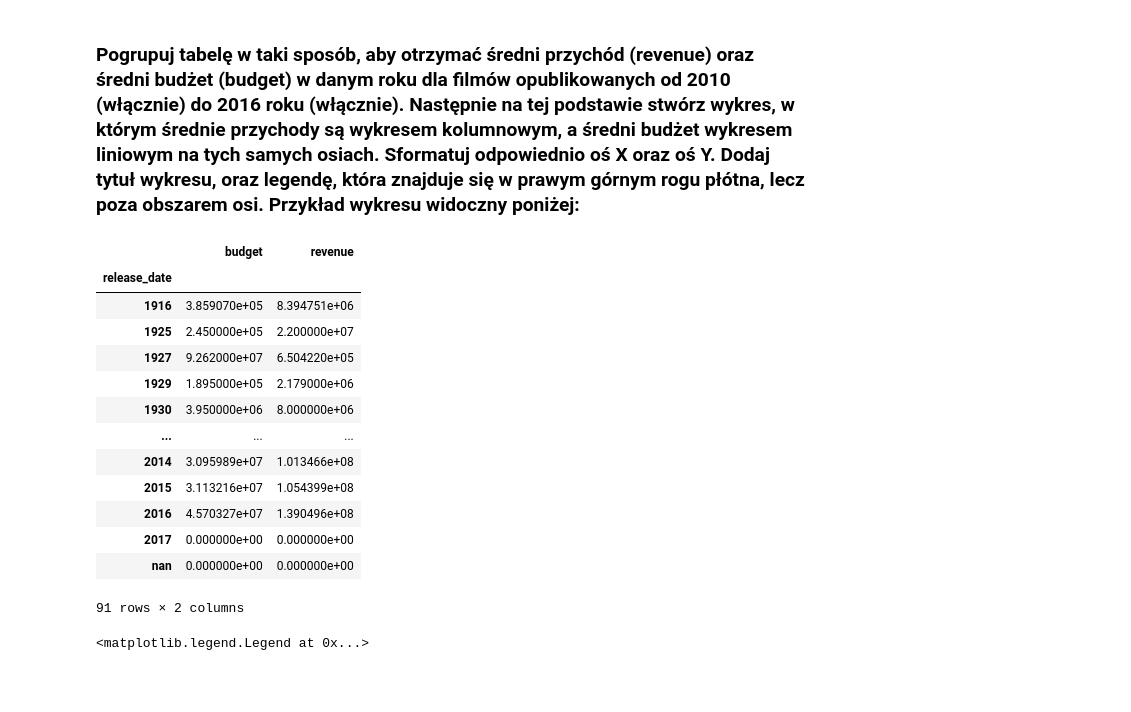
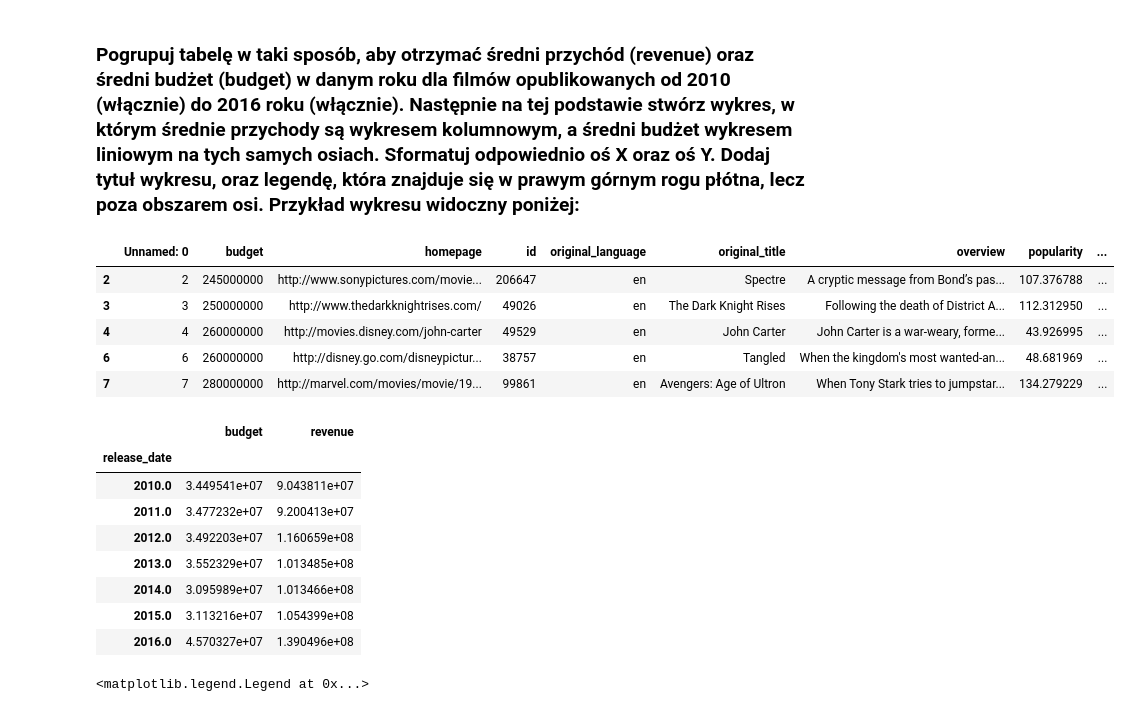
Before and after one commit to kanies89/Kodilla---Module-9.1-Task-1, a Jupyter notebook: Kodilla - Module_9.1_Task_1.ipynb, the cells around one changed output. Cells and saved outputs as stored; diff of their text form; code cells hidden in the pictures; blank space fills up the shorter version.

```diff
--- a/Kodilla - Module_9.1_Task_1.ipynb
+++ b/Kodilla - Module_9.1_Task_1.ipynb
@@ -56,33 +57,39 @@ most[most['vote_count'] > most['vote_count'].quantile(q=0.75)].head(10)
 ### Pogrupuj tabelę w taki sposób, aby otrzymać średni przychód (revenue) oraz średni budżet (budget) w danym roku dla filmów opublikowanych od 2010 (włącznie) do 2016 roku (włącznie). Następnie na tej podstawie stwórz wykres, w którym średnie przychody są wykresem kolumnowym, a średni budżet wykresem liniowym na tych samych osiach. Sformatuj odpowiednio oś X oraz oś Y. Dodaj tytuł wykresu, oraz legendę, która znajduje się w prawym górnym rogu płótna, lecz poza obszarem osi. Przykład wykresu widoczny poniżej:
 # %%
 def date_to_year(row):
-    x = str(row['release_date'])[0:4]
+    x = pd.to_datetime(row['release_date']).year
     return x
 # %%
 avg = data_2
 avg['release_date'] = avg.apply(lambda row: date_to_year(row), axis=1)
-avg = avg.pivot_table(values=('revenue','budget'), index='release_date', aggfunc='mean')
-avg.sort_index()
+
+years = []
+for n in range(2010,2017):
+    years.append(n)
-# %% [output]
-|  | budget | revenue |
-| release_date |  |  |
-| 1916 | 3.859070e+05 | 8.394751e+06 |
-| 1925 | 2.450000e+05 | 2.200000e+07 |
-| 1927 | 9.262000e+07 | 6.504220e+05 |
-| 1929 | 1.895000e+05 | 2.179000e+06 |
-| 1930 | 3.950000e+06 | 8.000000e+06 |
-| ... | ... | ... |
-| 2014 | 3.095989e+07 | 1.013466e+08 |
-| 2015 | 3.113216e+07 | 1.054399e+08 |
-| 2016 | 4.570327e+07 | 1.390496e+08 |
-| 2017 | 0.000000e+00 | 0.000000e+00 |
-| nan | 0.000000e+00 | 0.000000e+00 |
-91 rows × 2 columns
-# %%
-years = []
-for n in range(2010,2017):
-    years.append(str(n))
-avg = avg.loc[years]
+# %%
+avg = avg[(avg['release_date'] >= 2010) & (avg['release_date'] <= 2016)]
+# %%
+avg.head()
+# %% [output]
+|  | Unnamed: 0 | budget | homepage | id | original_language | original_title | overview | popularity | ... |
+| 2 | 2 | 245000000 | http://www.sonypictures.com/movie... | 206647 | en | Spectre | A cryptic message from Bond’s pas... | 107.376788 | ... |
+| 3 | 3 | 250000000 | http://www.thedarkknightrises.com/ | 49026 | en | The Dark Knight Rises | Following the death of District A... | 112.312950 | ... |
+| 4 | 4 | 260000000 | http://movies.disney.com/john-carter | 49529 | en | John Carter | John Carter is a war-weary, forme... | 43.926995 | ... |
+| 6 | 6 | 260000000 | http://disney.go.com/disneypictur... | 38757 | en | Tangled | When the kingdom's most wanted-an... | 48.681969 | ... |
+| 7 | 7 | 280000000 | http://marvel.com/movies/movie/19... | 99861 | en | Avengers: Age of Ultron | When Tony Stark tries to jumpstar... | 134.279229 | ... |
+# %%
+avg = avg.pivot_table(values=('revenue','budget'), index='release_date', aggfunc='mean')
+avg.sort_index()
+# %% [output]
+|  | budget | revenue |
+| release_date |  |  |
+| 2010.0 | 3.449541e+07 | 9.043811e+07 |
+| 2011.0 | 3.477232e+07 | 9.200413e+07 |
+| 2012.0 | 3.492203e+07 | 1.160659e+08 |
+| 2013.0 | 3.552329e+07 | 1.013485e+08 |
+| 2014.0 | 3.095989e+07 | 1.013466e+08 |
+| 2015.0 | 3.113216e+07 | 1.054399e+08 |
+| 2016.0 | 4.570327e+07 | 1.390496e+08 |
 # %%
 fig = plt.figure()
 axes = fig.add_axes([0,0,1,1])
```
Also changed, not shown: parts of 7 cells of this notebook.
